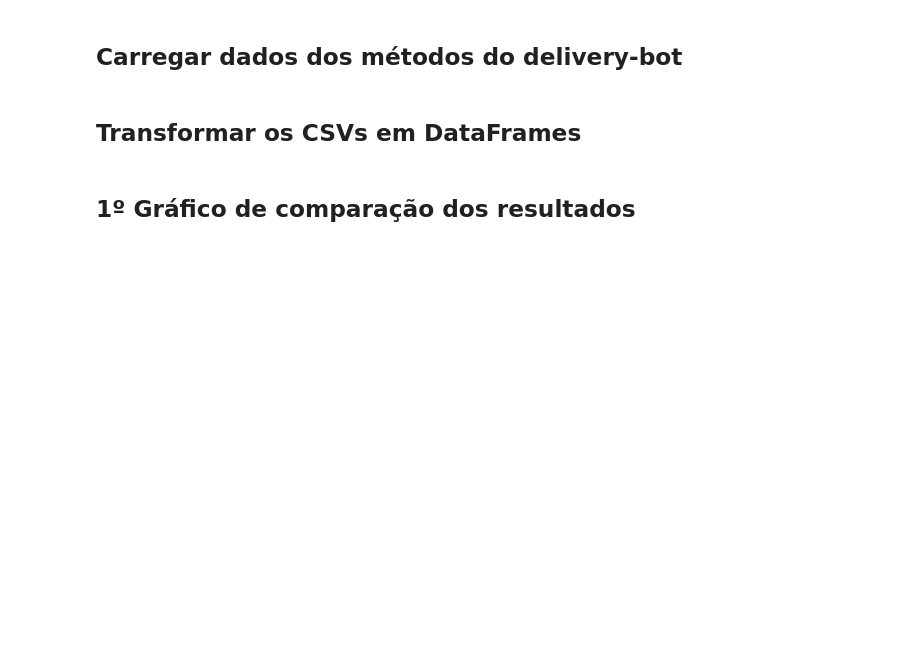
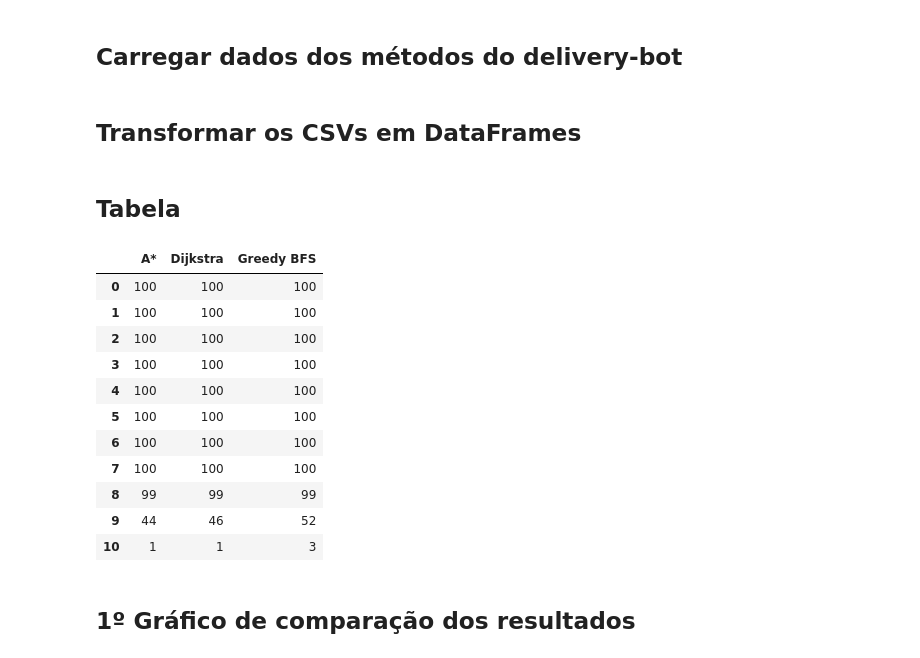
Before and after one commit to juauzitor/delivery-bot, a Jupyter notebook: gerador_de_graficos.ipynb, the cells around one changed output. Cells and saved outputs as stored; diff of their text form; code cells hidden in the pictures; blank space fills up the shorter version.

```diff
--- a/gerador_de_graficos.ipynb
+++ b/gerador_de_graficos.ipynb
@@ -50,5 +102,35 @@ media_greedy_best_first_search_df = media_greedy_best_first_search_df/len(greedy
 # %%
 medias_dfs = [astar_ref_df, media_astar_df, dijkstra_ref_df, media_dijkstra_df, greedy_best_first_search_ref_df, media_greedy_best_first_search_df]
+# %% [markdown]
+## Tabela
+# %%
+import pandas as pd
+
+# Lista de dicionários
+dicionarios = [
+    astar_dict_len,
+    dijkstra_dict_len,
+    greedy_best_first_search_dict_len,
+]
+
+# Criando o DataFrame
+df = pd.DataFrame({"A*": astar_dict_len.values(), "Dijkstra":dijkstra_dict_len.values(), "Greedy BFS": greedy_best_first_search_dict_len.values()})
+
+# Imprimindo o DataFrame
+df
+# %% [output]
+|  | A* | Dijkstra | Greedy BFS |
+| 0 | 100 | 100 | 100 |
+| 1 | 100 | 100 | 100 |
+| 2 | 100 | 100 | 100 |
+| 3 | 100 | 100 | 100 |
+| 4 | 100 | 100 | 100 |
+| 5 | 100 | 100 | 100 |
+| 6 | 100 | 100 | 100 |
+| 7 | 100 | 100 | 100 |
+| 8 | 99 | 99 | 99 |
+| 9 | 44 | 46 | 52 |
+| 10 | 1 | 1 | 3 |
 # %% [markdown]
 ## 1º Gráfico de comparação dos resultados
 # %%
```
Also changed, not shown: parts of 21 cells of this notebook.
